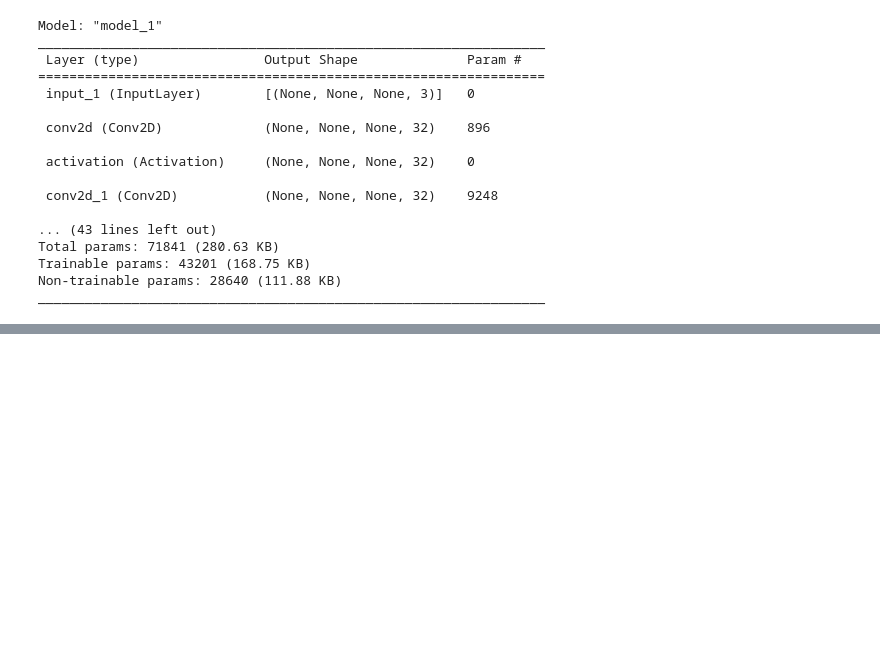
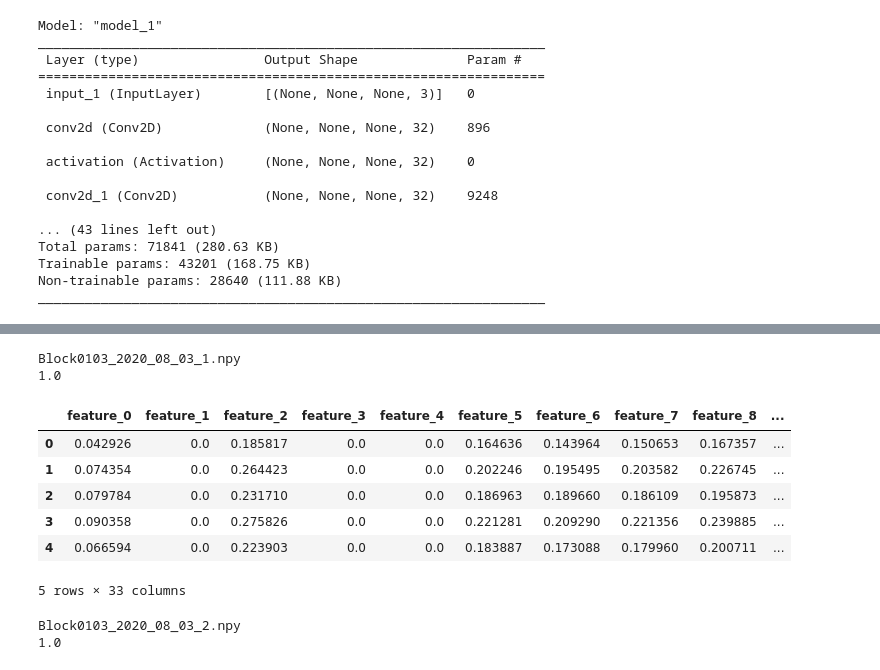
Before and after one commit to Gayara-Fernando/Bayes_for_TN, a Jupyter notebook: 3_Extract_features_model.ipynb, the cells around one changed output, grey strips where cells are left out. Drawn from its saved outputs; the diff is of its cells as text; code cells hidden in the pictures; blank space fills up the shorter version.

Commit message:
Add the features extracting code for Block 0103

```diff
--- a/3_Extract_features_model.ipynb
+++ b/3_Extract_features_model.ipynb
@@ -70,0 +171,61 @@ _________________________________________________________________
+# %%
+def extract_features_and_get_counts(model, preprocessed_path, all_in_folder, digits_image, digits_dense, character, store_path):
+    necessary_sub_images = [item for item in all_in_folder if item.split(".")[0][-digits_image:] == ('_' + character)]
+    necessary_sub_dense_maps = [item for item in all_in_folder if item.split(".")[0][-digits_dense:] == ('_' + character + '_density')]
+    print(necessary_sub_images[0])
+    # check if the image and density maps tally
+    print(np.mean([item.split('.')[0] for item in necessary_sub_images] == [item.split(".")[0][:-8] for item in necessary_sub_dense_maps]))
+
+    collect_extracted_features = []
+    collect_corresponding_counts = []
+
+    # collect the subwindow-wise features and corresponding counts
+    for i in range(len(necessary_sub_images)):
+        # load the subimage
+        load_image = np.load(os.path.join(preprocessed_path, necessary_sub_images[i]))
+        # reshape it to get the prediction
+        load_image_reshape = load_image[None, ...]
+        # get the prediction from the model
+        extracted_features = model.predict(load_image_reshape, verbose = 0)
+        collect_extracted_features.append(extracted_features)
+
+        # load the count map
+        load_count_map = np.load(os.path.join(preprocessed_path, necessary_sub_dense_maps[i]))
+        count = np.sum(load_count_map)
+        collect_corresponding_counts.append(count)
+
+    # collect all extracted features data and create a dataframe
+    Features_data = pd.DataFrame(np.vstack(collect_extracted_features), columns = ['feature_' + str(i) for i in range(np.vstack(collect_extracted_features).shape[1])])
+    # dataframe for counts
+    counts_subwindow = pd.DataFrame(collect_corresponding_counts, columns = ['tassel_count'])
+    # combine the two dataframes
+    combined_df = pd.concat((Features_data,counts_subwindow), axis = 1 )
+    # save this dataframe
+    save_path_name = store_path + 'extracted_features_sub_window_' + character + '.csv'
+    combined_df.to_csv(save_path_name, index = False)
+
+    return(combined_df)
+# %%
+s_path = 'all_preprocessed_data/Block_0103//TS_ready_data_frames/'
+# %%
+# try the function
+hello_1 = extract_features_and_get_counts(feature_extractor_model, prev_preprocessed_image_loc, folder_contents, 2, 10, '1', s_path)
+# %% [output]
+Block0103_2020_08_03_1.npy
+1.0
+# %%
+hello_1.head()
+# %% [output]
+|  | feature_0 | feature_1 | feature_2 | feature_3 | feature_4 | feature_5 | feature_6 | feature_7 | feature_8 | ... |
+| 0 | 0.042926 | 0.0 | 0.185817 | 0.0 | 0.0 | 0.164636 | 0.143964 | 0.150653 | 0.167357 | ... |
+| 1 | 0.074354 | 0.0 | 0.264423 | 0.0 | 0.0 | 0.202246 | 0.195495 | 0.203582 | 0.226745 | ... |
+| 2 | 0.079784 | 0.0 | 0.231710 | 0.0 | 0.0 | 0.186963 | 0.189660 | 0.186109 | 0.195873 | ... |
+| 3 | 0.090358 | 0.0 | 0.275826 | 0.0 | 0.0 | 0.221281 | 0.209290 | 0.221356 | 0.239885 | ... |
+| 4 | 0.066594 | 0.0 | 0.223903 | 0.0 | 0.0 | 0.183887 | 0.173088 | 0.179960 | 0.200711 | ... |
+5 rows × 33 columns
+# %%
+# try the function for another character
+hello_2 = extract_features_and_get_counts(feature_extractor_model, prev_preprocessed_image_loc, folder_contents, 2, 10, '2', s_path)
+# %% [output]
+Block0103_2020_08_03_2.npy
+1.0
```
Also changed, not shown: parts of 27 cells of this notebook.
